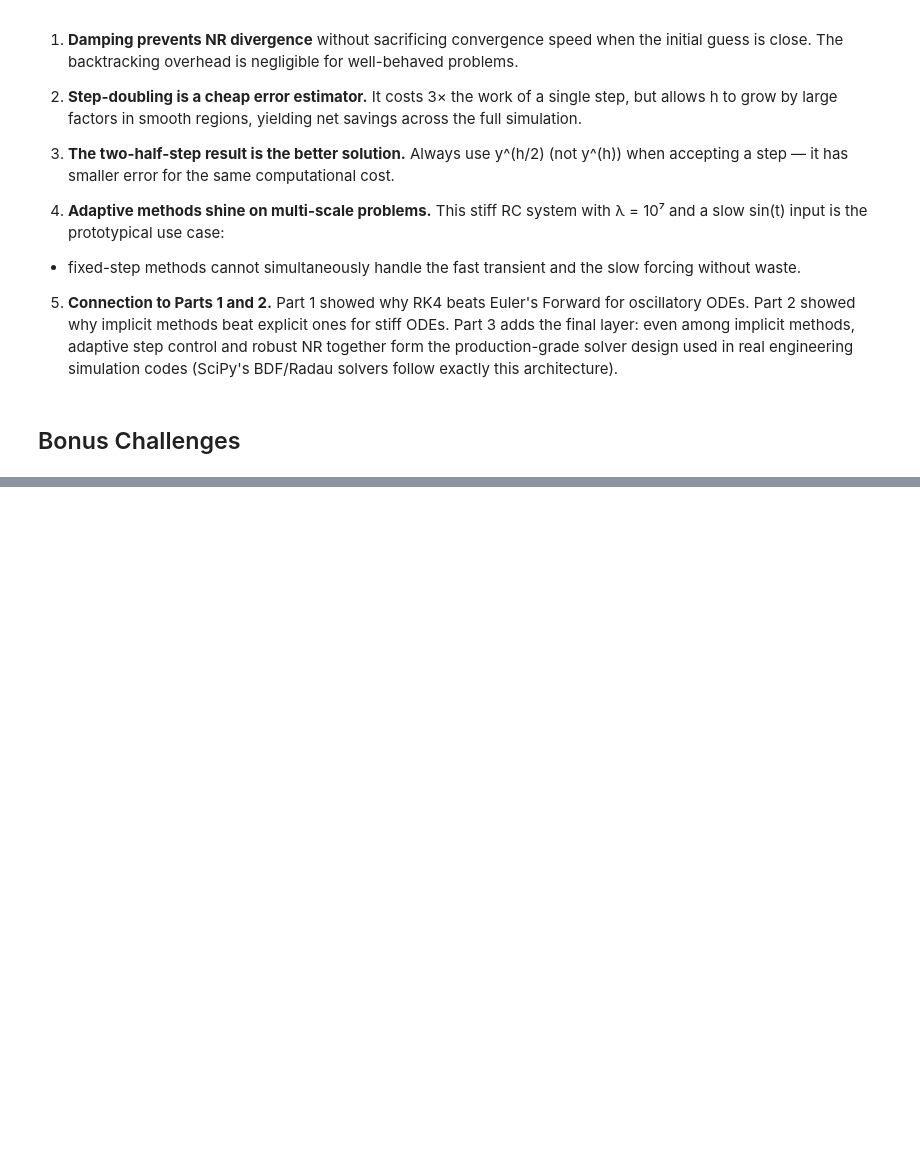
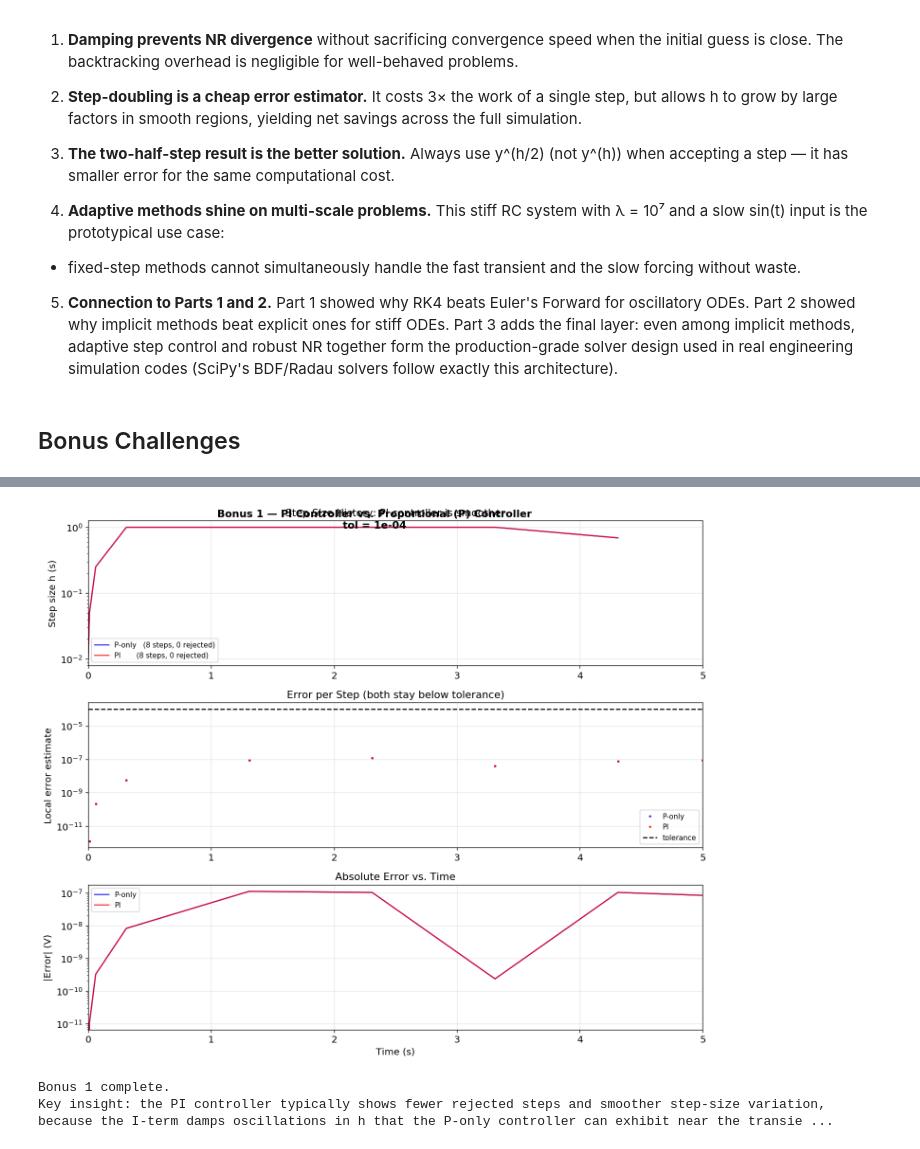
Before and after one commit to akshaymall/COE311K, a Jupyter notebook: Final Project/Mallireddy_Ramaakshay_COE311K_FinalProject.ipynb, the cells around one changed output, grey strips where cells are left out. Saved outputs shown, nothing was run; the diff lists cells and outputs as text; code cells hidden in the pictures; blank space fills up the shorter version.

Commit message:
Did Bonus

```diff
--- a/Final Project/Mallireddy_Ramaakshay_COE311K_FinalProject.ipynb
+++ b/Final Project/Mallireddy_Ramaakshay_COE311K_FinalProject.ipynb
@@ -1184,7 +1194,7 @@ For nonlinear ODEs (e.g., Option B–E), multiple NR iterations per step would b
 # ─────────────────────────────────────────────────────────────────────────────
 h_range   = np.array([0.5, 0.2, 0.1, 0.05, 0.02, 0.01, 0.005, 0.001])
 t_eval    = 4.0   # evaluate error at t = 4 s (well into quasi-static regime)
-V_exact_4 = float(analytical_V(np.array([t_eval])))
+V_exact_4 = float(analytical_V(t_eval))
 
 eb_errors = []
 for h in h_range:
@@ -1210,6 +1220,7 @@ ax.set_title('Figure 5 — Convergence Rate: Error vs Step Size (Euler Backward)
 ax.legend()
 ax.grid(True, which='both', alpha=0.35)
 plt.show()
+plt.close()
 
 print(f"Measured convergence order (Euler Backward): {slope_eb:.2f}  (theoretical: 1.0)")
 # %% [output]
@@ -2719,0 +2869,52 @@ Key Lessons Learned
+# %%
+# ─────────────────────────────────────────────────────────────────────────────
+# Bonus 1 — Figure B1: P vs PI step-size controller comparison
+# ─────────────────────────────────────────────────────────────────────────────
+fig, axes = plt.subplots(3, 1, figsize=(12, 10))
+fig.suptitle('Bonus 1 — PI Controller vs. Proportional (P) Controller\n'
+             f'tol = {tol_bonus:.0e}', fontsize=13, fontweight='bold')
+
+# ── Sub-plot 1: Step size history ────────────────────────────────────────────
+ax = axes[0]
+ax.semilogy(t_P [:-1], h_hist_P,  'b-', alpha=0.8, label=f'P-only   '
+            f'({stats_P["accepted_steps"]} steps, '
+            f'{stats_P["rejected_steps"]} rejected)')
+ax.semilogy(t_PI[:-1], h_hist_PI, 'r-', alpha=0.8, label=f'PI       '
+            f'({stats_PI["accepted_steps"]} steps, '
+            f'{stats_PI["rejected_steps"]} rejected)')
+ax.set_ylabel('Step size h (s)')
+ax.set_title('Step Size History: PI controller is smoother')
+ax.legend(fontsize=9); ax.grid(True, alpha=0.3)
+
+# ── Sub-plot 2: Error per accepted step ──────────────────────────────────────
+ax = axes[1]
+ax.semilogy(t_P [1:],  stats_P ['error_history'], 'b.', markersize=4, alpha=0.7, label='P-only')
+ax.semilogy(t_PI[1:],  stats_PI['error_history'], 'r.', markersize=4, alpha=0.7, label='PI')
+ax.axhline(tol_bonus, color='k', linestyle='--', label='tolerance')
+ax.set_ylabel('Local error estimate')
+ax.set_title('Error per Step (both stay below tolerance)')
+ax.legend(fontsize=9); ax.grid(True, alpha=0.3)
+
+# ── Sub-plot 3: Solution accuracy ────────────────────────────────────────────
+t_dense = np.linspace(t0, t_final, 3000)
+V_dense = analytical_V(t_dense)
+ax = axes[2]
+ax.semilogy(t_P,  np.abs(y_P  - analytical_V(t_P)),  'b-', alpha=0.8, label='P-only')
+ax.semilogy(t_PI, np.abs(y_PI - analytical_V(t_PI)), 'r-', alpha=0.8, label='PI')
+ax.set_xlabel('Time (s)'); ax.set_ylabel('|Error| (V)')
+ax.set_title('Absolute Error vs. Time')
+ax.legend(fontsize=9); ax.grid(True, alpha=0.3)
+
+for ax in axes:
+    ax.set_xlim(t0, t_final)
+plt.tight_layout()
+plt.show()
+plt.close()
+print("Bonus 1 complete.")
+print("Key insight: the PI controller typically shows fewer rejected steps and "
+      "smoother step-size variation, because the I-term damps oscillations "
+      "in h that the P-only controller can exhibit near the transient.")
+# %% [output]
+[figure, added]
+Bonus 1 complete.
+Key insight: the PI controller typically shows fewer rejected steps and smoother step-size variation, because the I-term damps oscillations in h that the P-only controller can exhibit near the transie ...
```
Also changed, not shown: parts of 34 cells of this notebook.
